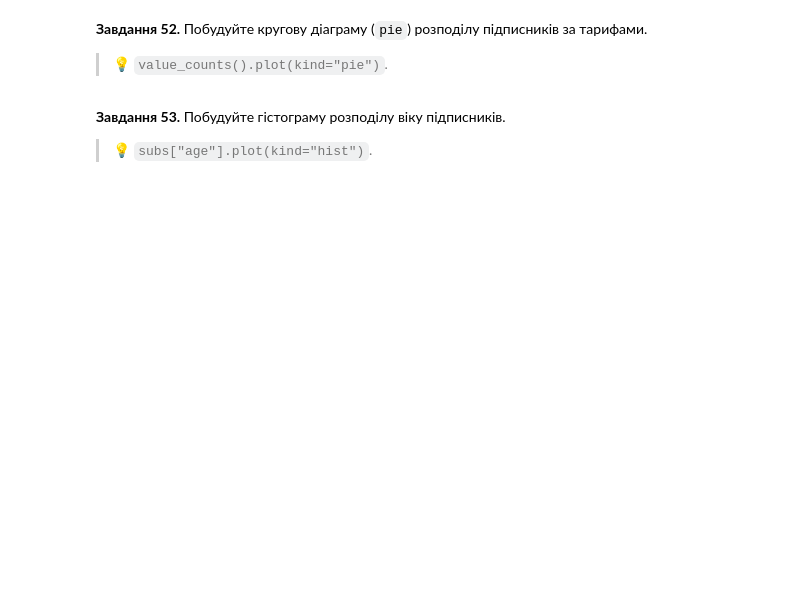
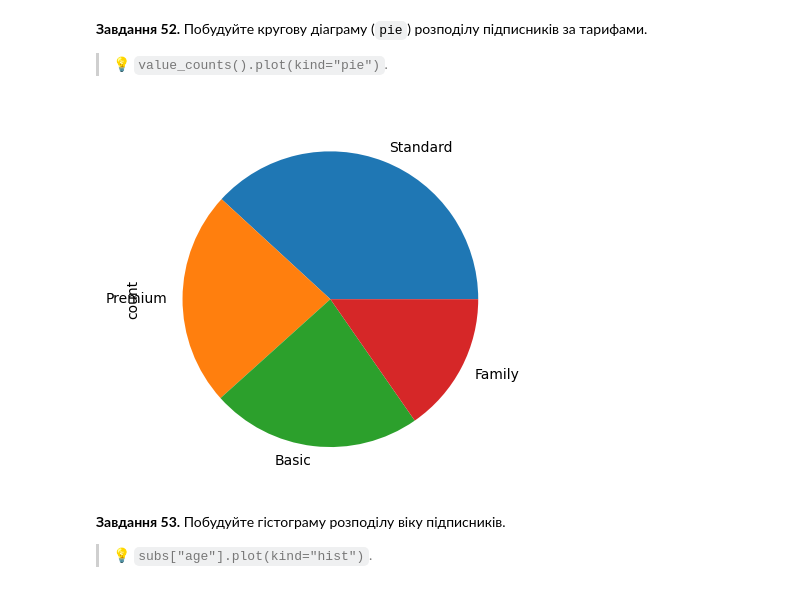
Before and after one commit to volodymyr-holovan/DTA2026, a Jupyter notebook: homework/pandas_viz_practice.ipynb, the cells around one changed output. Drawn from its saved outputs; the diff is of its cells as text; code cells hidden in the pictures; blank space fills up the shorter version.

```diff
--- a/homework/pandas_viz_practice.ipynb
+++ b/homework/pandas_viz_practice.ipynb
@@ -813,3 +882,8 @@ pandas вміє будувати швидкі графіки прямо з да
+# %%
+# Завдання 52:
+subs["plan"].value_counts().plot(kind="pie"); plt.show()
+# %% [output]
+[figure, added]
 # %% [markdown]
 **Завдання 53.** Побудуйте гістограму розподілу віку підписників.
 
```
Also changed, not shown: parts of 72 cells of this notebook.
